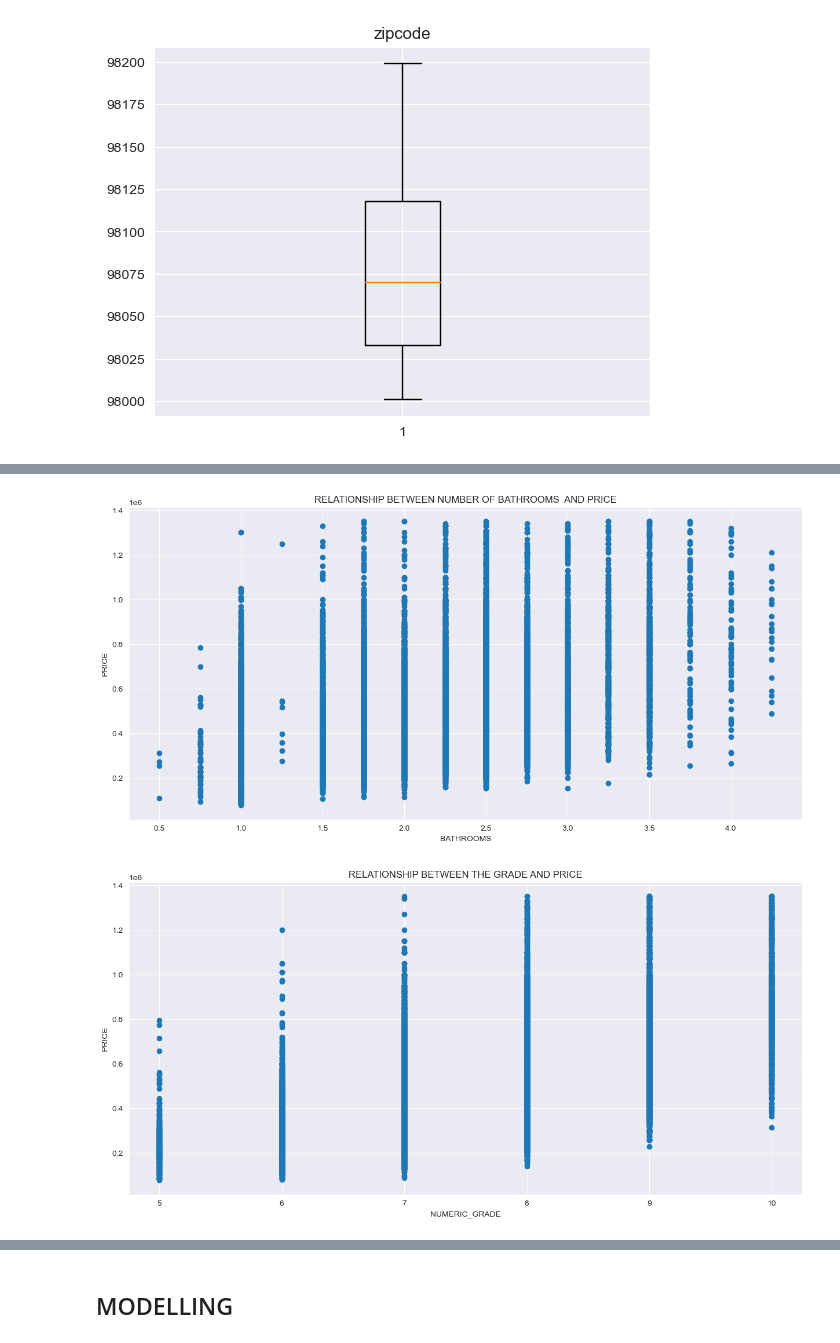
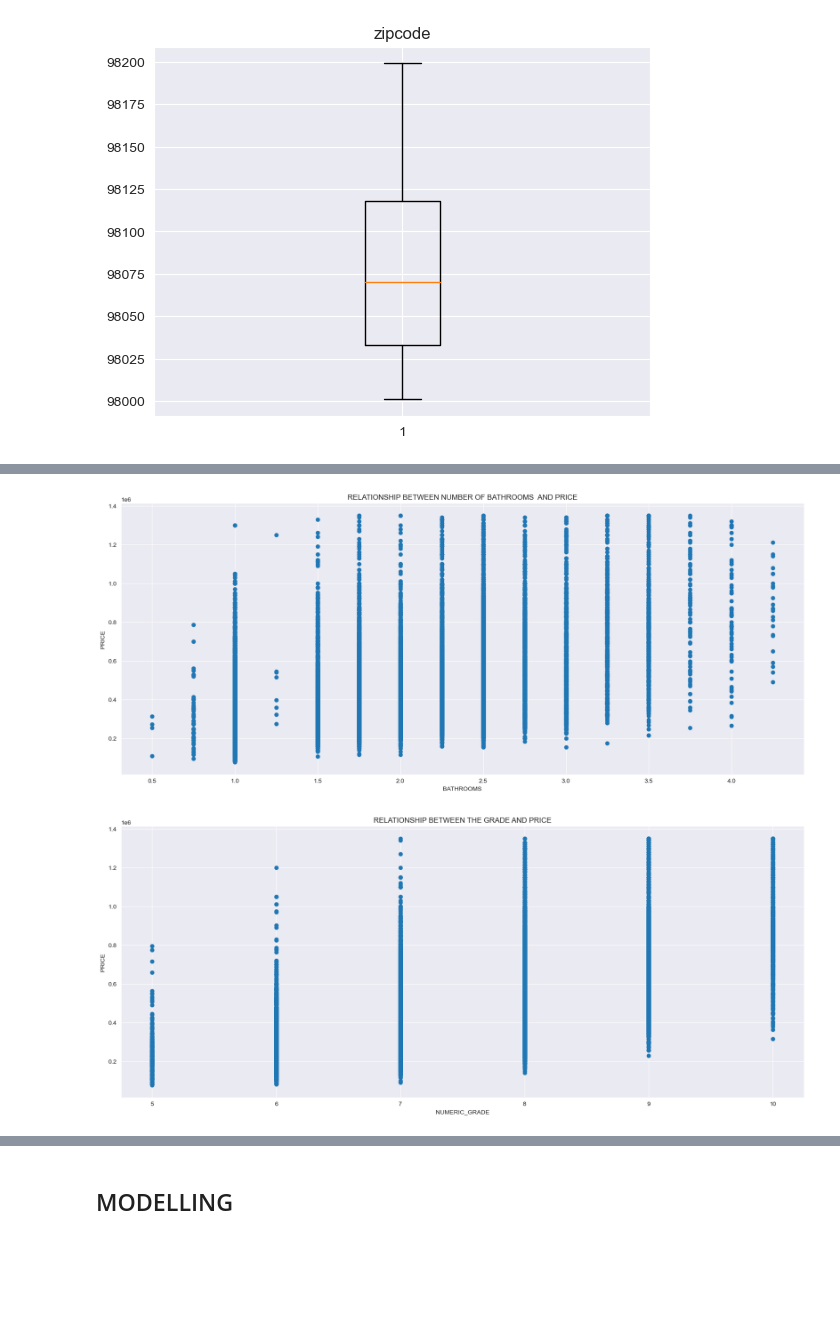
Before and after one commit to swalehmwadime/dsc-phase-2-project-v2-3, a Jupyter notebook: student.ipynb, the cells around one changed output, grey strips where cells are left out. Cells and saved outputs as stored; diff of their text form; code cells hidden in the pictures; blank space fills up the shorter version.

```diff
--- a/student.ipynb
+++ b/student.ipynb
@@ -312,8 +330,6 @@ pd.DataFrame(data.corr()['price']).sort_values(by='price',ascending=False)
 | bathrooms | 0.525906 |
 | bedrooms | 0.308787 |
 | zipcode | -0.053402 |
-# %%
-data = data[['sqft_living','bathrooms','bedrooms','numeric_grade','price', 'zipcode']]
 # %%
 #function to remove outliers
 def remove_outliers(data, cols):
@@ -366,19 +382,19 @@ ax.set_title('RELATIONSHIP BETWEEN SQUARE FOOT LIVING  AND PRICE');
 # %%
-fig,ax=plt.subplots(figsize=(15,7))
+fig,ax=plt.subplots(figsize=(20,8))
 ax.scatter(data['bathrooms'], data['price'])
 ax.set_xlabel('BATHROOMS')
 ax.set_ylabel('PRICE')
 ax.set_title('RELATIONSHIP BETWEEN NUMBER OF BATHROOMS  AND PRICE');
 # %% [output]
-[figure, old version]
+[figure, new version]
 # %%
-fig,ax=plt.subplots(figsize=(15,7))
+fig,ax=plt.subplots(figsize=(20,8))
 ax.scatter(data['numeric_grade'], data['price'])
 ax.set_xlabel('NUMERIC_GRADE')
 ax.set_ylabel('PRICE')
 ax.set_title('RELATIONSHIP BETWEEN THE GRADE AND PRICE');
 # %% [output]
-[figure, old version]
+[figure, new version]
 # %%
 sns.heatmap(data.corr(),annot=True,cmap='Blues')
 # %% [output]
```
Also changed, not shown: parts of 38 cells of this notebook.
